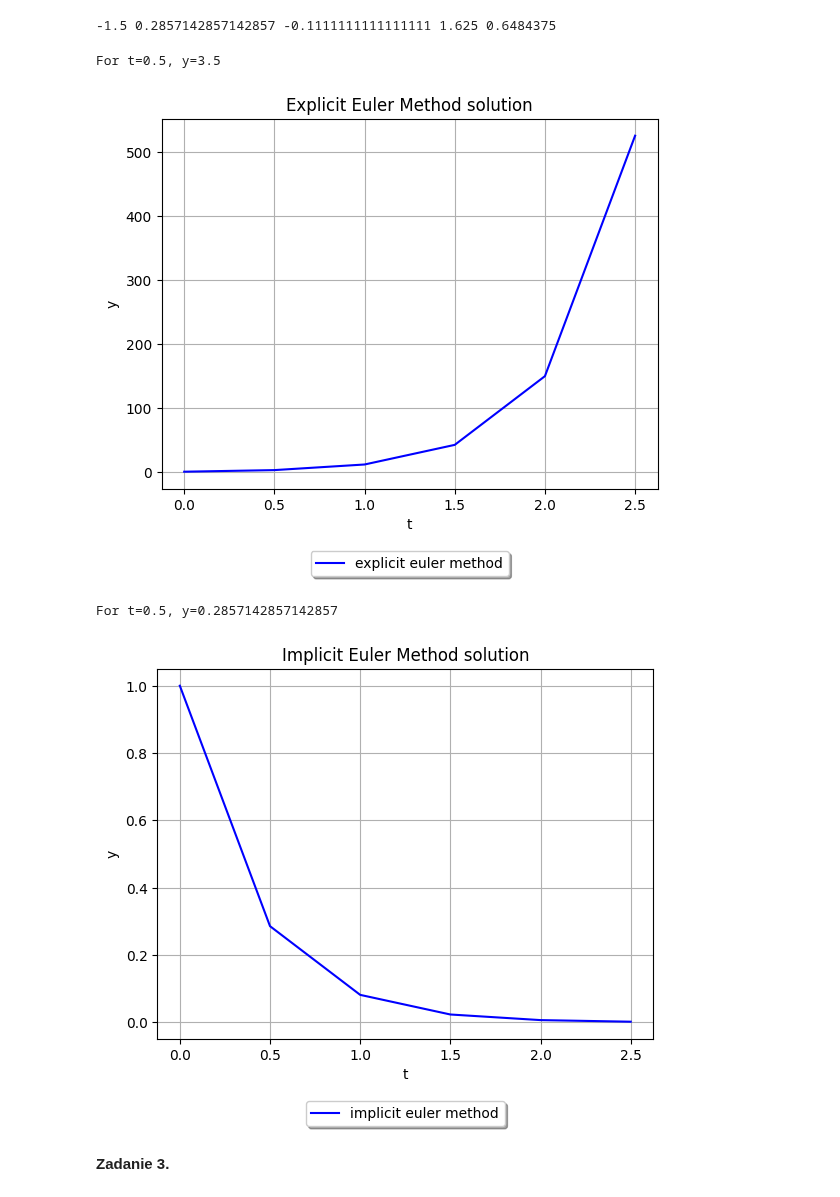
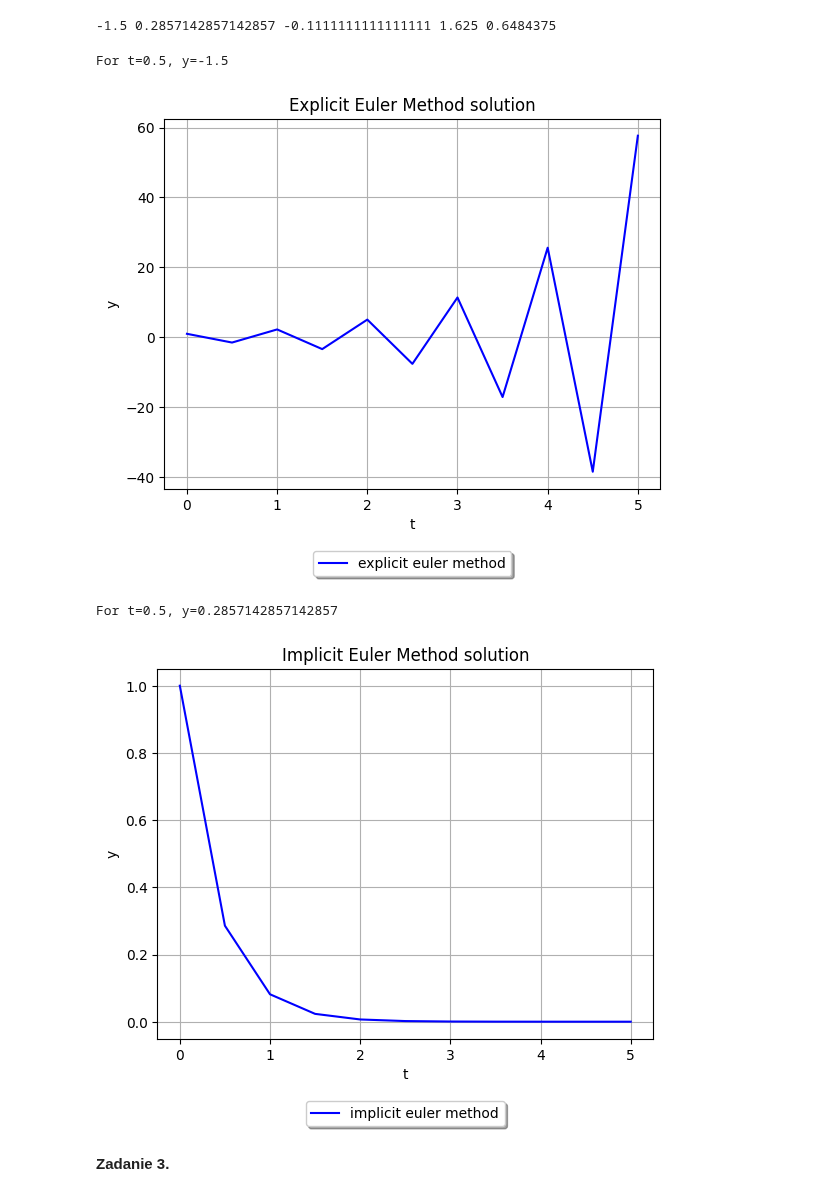
Before and after one commit to baramundi666/Computation-Methods-for-Science-and-Technology, a Jupyter notebook: lab-9/main.ipynb, the cells around one changed output. Saved outputs shown, nothing was run; the diff lists cells and outputs as text; code cells hidden in the pictures.

```diff
--- a/lab-9/main.ipynb
+++ b/lab-9/main.ipynb
@@ -22,37 +22,37 @@ print(explicit_euler_amp_factor(Q), implicit_euler_amp_factor(Q), trapezoidal_am
 # %% [output]
 -1.5 0.2857142857142857 -0.1111111111111111 1.625 0.6484375
 # %%
-n = 5
+n = 10
 
 # Explicit Euler Method
 args = []
 values = []
 t = 0
 y = 1
 args.append(t)
 values.append(y)
 for i in range(n):
     t += h
-    y = y + h*(-lambd*y)
+    y = y + h*lambd*y
     args.append(t)
     values.append(y)
 
 print(f"For t={args[1]}, y={values[1]}")
 
 # Plot
 plt.title("Explicit Euler Method solution")
 plt.plot(args, values, color='blue', label='explicit euler method')
 plt.xlabel('t')
 plt.ylabel('y')
 plt.legend(loc='upper center', bbox_to_anchor=(0.5, -0.15),
         fancybox=True, shadow=True, ncol=1)
 plt.grid()
 plt.show()
 # %% [output]
-For t=0.5, y=3.5
+For t=0.5, y=-1.5
-[figure, old version]
+[figure, new version]
 # %%
-n = 5
+n = 10
 
 # Implicit Euler Method
 args = []
@@ -80,7 +80,7 @@ plt.grid()
 plt.show()
 # %% [output]
 For t=0.5, y=0.2857142857142857
-[figure, old version]
+[figure, new version]
 # %% [markdown]
 **Zadanie 3.**
 # %%
```
Also changed, not shown: parts of 3 cells of this notebook, 3 other files.
